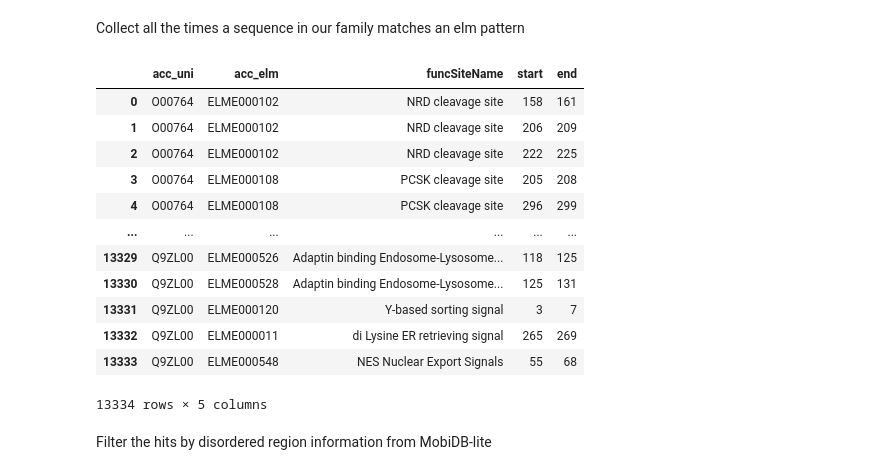
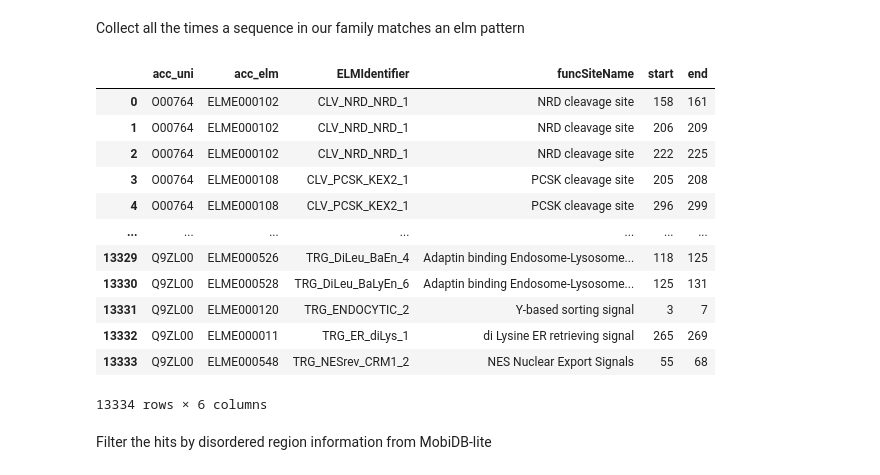
Before and after one commit to marcouderzo/BioData-PdxK-ThiD-FamilyModel, a Jupyter notebook: family.ipynb, the cells around one changed output. Drawn from its saved outputs; the diff is of its cells as text; code cells hidden in the pictures.

```diff
--- a/family.ipynb
+++ b/family.ipynb
@@ -156,3 +159,5 @@ pred_hmm_df
+# %%
+pred_hmm_df = pred_hmm_df.head(150) #thresholding, entries sorted by E_VAL
 # %%
 groundTruth_download_df = pd.read_csv('sprot_PHAM_GroundTruth.tsv', sep='\t')
 truth_pfam_acc = list(groundTruth_download_df['Entry'])
@@ -508,0 +744,31 @@ Residue Level Performance Evaluation (HMM)
+# %%
+# Assuming confusion_hmm_df_list, titles, texts, and y_labels are provided as lists with 4 elements each
+# For demonstration, placeholders are created. Please replace these with your actual data and parameters
+confusion_hmm_df_list = [confusion_pssm_df, confusion_hmm_df, confusion_pssm_pos_df, confusion_hmm_pos_df]  # Your provided DataFrames
+titles = ['PSSM Protein Performance', 'HMM Protein Performance', 'PSSM Residue Performance', 'HMM Residue Performance']  # Titles for each subplot
+texts = [confusion_pssm_txt, confusion_hmm_txt, confusion_pssm_pos_txt, confusion_hmm_pos_txt]  # Text annotations for each subplot
+y_labels = ['PSSM Prediction', 'HMM Prediction', 'PSSM Prediction', 'HMM Prediction']  # Y labels for each subplot
+
+fig, axs = plt.subplots(2, 2, figsize=(10, 10))  # Creates a 2x2 grid of subplots
+axs = axs.flatten()  # Flatten the 2x2 grid to easily iterate
+
+for i, ax in enumerate(axs):
+    # Log transform and plot heatmap
+    print(texts[i])
+    sb.heatmap(np.log1p(confusion_hmm_df_list[i]), annot=np.array(texts[i]), fmt='',cmap='Blues', ax=ax, cbar=False)#,  # Add colorbar to only one plot
+               #cbar_kws=None)#{'label': 'log(# examples)' if i == 0 else None})  # Add colorbar label to only one plot
+
+    # Set the individual subplot titles, labels, etc.
+    ax.set_title(titles[i])
+    ax.set_xlabel('PFAM status (in family)')
+    ax.xaxis.tick_top()
+    ax.xaxis.set_label_position('top')
+    ax.set_ylabel(y_labels[i])
+
+    # Since colorbar is linked to the first plot only, adjust accordingly if needed
+    #if i == 0:  # Adjust colorbar for the first subplot
+    #    cbar = ax.collections[0].colorbar
+    #    cbar.set_label('log(# examples)', labelpad=10)
+
+plt.tight_layout()
+plt.show()
@@ -726,8 +998,8 @@ for i, r in tax_lineage_df.iterrows():
             count_dict[id] = 1
             name_dict[id] = extract_lin_rank(name)[0]
         else:
-            if j != ids[id][1]:
-                print(id,j,ids[id][3])
+            #if j != ids[id][1]:
+                #print(id,j,ids[id][3])
             ids[id] = (name, rank,j, ids[id][3]+1)
             count_dict[id] += 1
 # %% [output]
@@ -1380,7 +1612,7 @@ for i, seq_r in mdl_info_df.iterrows():
         exp = motif_r['Regex']
         motif_hits = re.findall(exp, seq)
         if len(motif_hits) > 0:
-            elm_hits.append([acc] + list(motif_r[['Accession','FunctionalSiteName']]) + [len(motif_hits)])
-elm_hits_df = pd.DataFrame(elm_hits, columns=['acc_uni', 'acc_elm', 'funcSiteName', 'hits'])
+            elm_hits.append([acc] + list(motif_r[['Accession','ELMIdentifier', 'FunctionalSiteName']]) + [len(motif_hits)])
+elm_hits_df = pd.DataFrame(elm_hits, columns=['acc_uni', 'acc_elm', 'ELMIdentifier', 'funcSiteName', 'hits'])
 elm_hits_df
 # %% [output]
@@ -1423,35 +1655,35 @@ Collect all the times a sequence in our family matches an elm pattern
 # %%
 # use re.finditer to get ranges of elm hits
 elm_hits = []
 for i, seq_r in mdl_info_df.iterrows():
     acc = seq_r['Entry']
     seq = seq_r['Sequence']
     for j, motif_r in elm.iterrows():
         #motif = motif_r['']
         exp = motif_r['Regex']
         motif_hits = re.finditer(exp, seq)
         for hit in motif_hits:
             start = hit.start()
             end = hit.end()
-            elm_hits.append([acc] + list(motif_r[['Accession','FunctionalSiteName']]) + [start, end])
+            elm_hits.append([acc] + list(motif_r[['Accession', 'ELMIdentifier', 'FunctionalSiteName']]) + [start, end])
         #if len(motif_hits) > 0:
         #    elm_hits.append([acc] + list(motif_r[['Accession','FunctionalSiteName']]) + [len(motif_hits)])
-elm_hits_df = pd.DataFrame(elm_hits, columns=['acc_uni', 'acc_elm', 'funcSiteName', 'start', 'end'])
+elm_hits_df = pd.DataFrame(elm_hits, columns=['acc_uni', 'acc_elm', 'ELMIdentifier', 'funcSiteName', 'start', 'end'])
 elm_hits_df
 # %% [output]
-|  | acc_uni | acc_elm | funcSiteName | start | end |
-| 0 | O00764 | ELME000102 | NRD cleavage site | 158 | 161 |
-| 1 | O00764 | ELME000102 | NRD cleavage site | 206 | 209 |
-| 2 | O00764 | ELME000102 | NRD cleavage site | 222 | 225 |
-| 3 | O00764 | ELME000108 | PCSK cleavage site | 205 | 208 |
-| 4 | O00764 | ELME000108 | PCSK cleavage site | 296 | 299 |
-| ... | ... | ... | ... | ... | ... |
-| 13329 | Q9ZL00 | ELME000526 | Adaptin binding Endosome-Lysosome... | 118 | 125 |
-| 13330 | Q9ZL00 | ELME000528 | Adaptin binding Endosome-Lysosome... | 125 | 131 |
-| 13331 | Q9ZL00 | ELME000120 | Y-based sorting signal | 3 | 7 |
-| 13332 | Q9ZL00 | ELME000011 | di Lysine ER retrieving signal | 265 | 269 |
-| 13333 | Q9ZL00 | ELME000548 | NES Nuclear Export Signals | 55 | 68 |
+|  | acc_uni | acc_elm | ELMIdentifier | funcSiteName | start | end |
+| 0 | O00764 | ELME000102 | CLV_NRD_NRD_1 | NRD cleavage site | 158 | 161 |
+| 1 | O00764 | ELME000102 | CLV_NRD_NRD_1 | NRD cleavage site | 206 | 209 |
+| 2 | O00764 | ELME000102 | CLV_NRD_NRD_1 | NRD cleavage site | 222 | 225 |
+| 3 | O00764 | ELME000108 | CLV_PCSK_KEX2_1 | PCSK cleavage site | 205 | 208 |
+| 4 | O00764 | ELME000108 | CLV_PCSK_KEX2_1 | PCSK cleavage site | 296 | 299 |
+| ... | ... | ... | ... | ... | ... | ... |
+| 13329 | Q9ZL00 | ELME000526 | TRG_DiLeu_BaEn_4 | Adaptin binding Endosome-Lysosome... | 118 | 125 |
+| 13330 | Q9ZL00 | ELME000528 | TRG_DiLeu_BaLyEn_6 | Adaptin binding Endosome-Lysosome... | 125 | 131 |
+| 13331 | Q9ZL00 | ELME000120 | TRG_ENDOCYTIC_2 | Y-based sorting signal | 3 | 7 |
+| 13332 | Q9ZL00 | ELME000011 | TRG_ER_diLys_1 | di Lysine ER retrieving signal | 265 | 269 |
+| 13333 | Q9ZL00 | ELME000548 | TRG_NESrev_CRM1_2 | NES Nuclear Export Signals | 55 | 68 |
-13334 rows × 5 columns
+13334 rows × 6 columns
 # %% [markdown]
 Filter the hits by disordered region information from MobiDB-lite
 # %%
```
Also changed, not shown: parts of 31 cells of this notebook.
